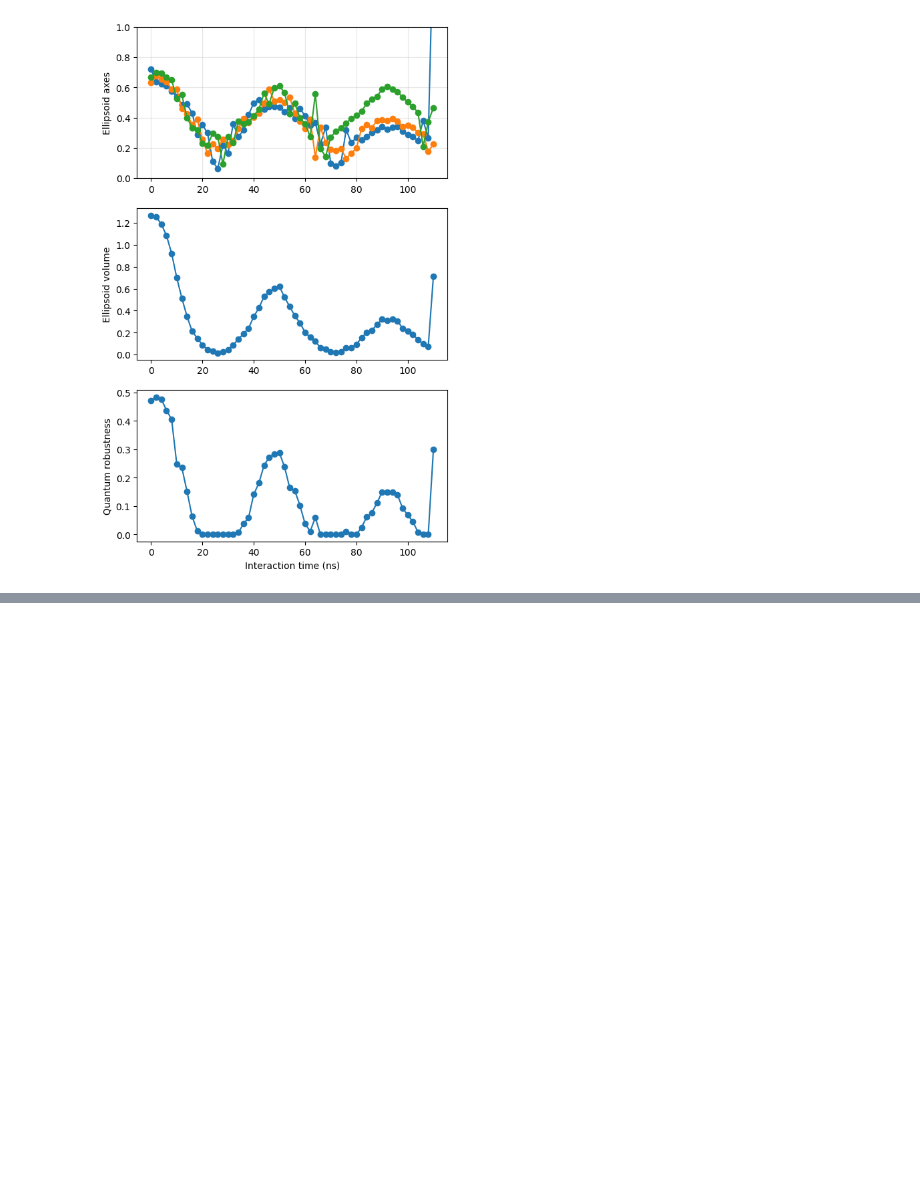
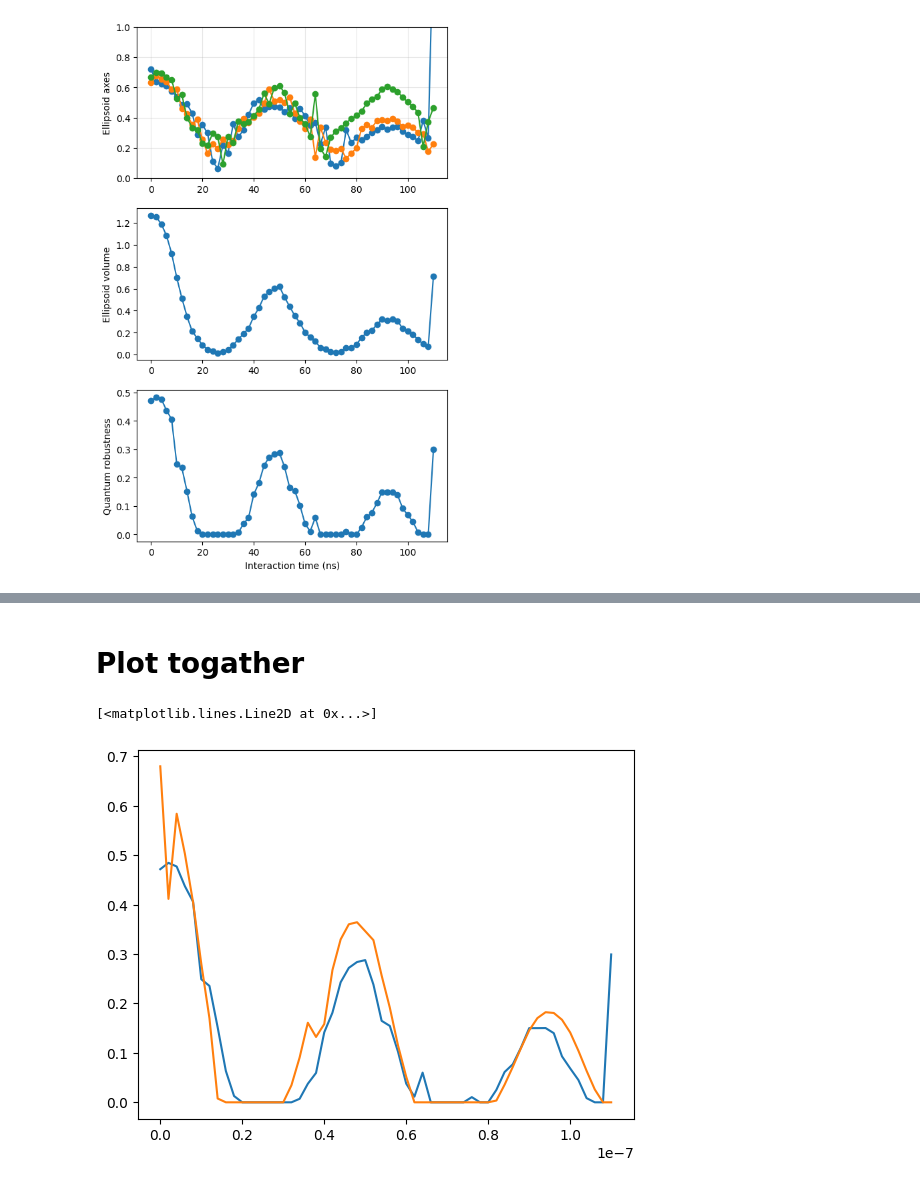
Before and after one commit to 44hsiang/quantum_memory_data, a Jupyter notebook: non_Markovian_data.ipynb, the cells around one changed output, grey strips where cells are left out. Saved outputs shown, nothing was run; the diff lists cells and outputs as text; code cells hidden in the pictures; blank space fills up the shorter version.

```diff
--- a/non_Markovian_data.ipynb
+++ b/non_Markovian_data.ipynb
@@ -235,0 +286,17 @@ plt.show()
+# %%
+from quam_libs.quantum_memory.legacy.NoiseAnalyze import QuantumMemory
+
+swap_result_dict ={}
+for key in sim_swap_data.keys():
+    center, axes, R, volume, param = sim_swap_analyze[key].ellipsoid_fit()
+    qm_analyze = QuantumMemory(axes,center,R)
+    choi_state = qm_analyze.choi_state()
+    swap_result_dict[key] ={
+        'axes': axes,
+        'center': center,
+        'R': R,
+        'param': param,
+        'volume': volume,
+        'choi state': choi_state,
+        'memory robustness': qm_analyze.memory_robustness,
+    }
@@ -235,0 +454,11 @@ plt.show()
+# %% [markdown]
+# Plot togather
+# %%
+sim_robustness_list = np.array([swap_result_dict[key]['memory robustness'] for key in sim_swap_analyze.keys()])
+raw_robustness_list = np.array([non_Markovian_data_raw[key]['quantum_information']['robustness'] for key in non_Markovian_key])
+
+plt.plot(interaction_time*1e-9,raw_robustness_list,label = 'raw')
+plt.plot(swap_time,sim_robustness_list,label='sim')
+# %% [output]
+[<matplotlib.lines.Line2D at 0x...>]
+[figure, added]
```
Also changed, not shown: parts of 21 cells of this notebook, 1 other file.
